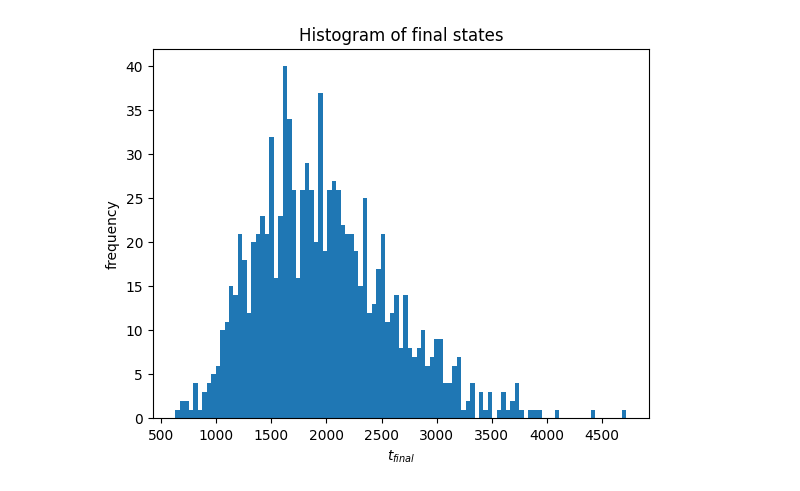
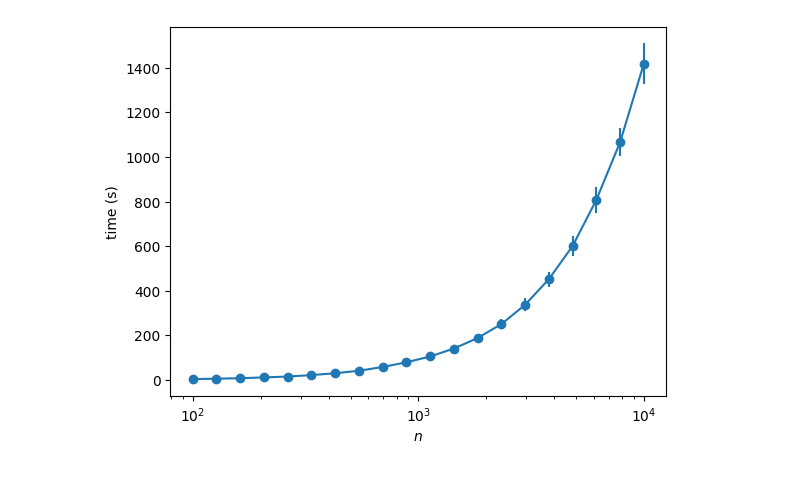
Before and after one commit to pointerless/PetriNetCRN, a Jupyter notebook: graphing/basic.ipynb, the cells around one changed output. Saved outputs shown, nothing was run; the diff lists cells and outputs as text; code cells hidden in the pictures.

```diff
--- a/graphing/basic.ipynb
+++ b/graphing/basic.ipynb
@@ -2,8 +2,7 @@
 %matplotlib inline
 
 from matplotlib import pyplot as plt
+from crn_utils import SimulationOptions, run_simulation
 import numpy as np
-import pandas as pd
-import json
 
-DATA = pd.read_csv("output.csv")
+simulation_options = SimulationOptions()
@@ -22,11 +9,29 @@ plt.legend();
-# %%
-t_end = []
-for n in DATA["RepeatNum"].unique():
-    t_end.append(DATA[DATA["RepeatNum"] == n]["Time"].max())
-
-plt.title("Histogram of final states")
-plt.xlabel("$t_{final}$")
-plt.ylabel("frequency")
-plt.hist(t_end, bins=101);
-# %% [output]
-[figure, removed]
+# %%
+simulation_options.set_repeats(100)
+simulation_options.set_max_time(2000)
+simulation_options.set_volumes([int(volume) for volume in np.logspace(2.0, 4.0, 20)])
+simulation_options.net_from_file("./nets/tri-molecular.json")
+
+data_tri = run_simulation(simulation_options)
+places = data_tri.columns.difference(["repeatNum", "time", "volume"])
+# %%
+t_end_av = []
+t_end_err = []
+n_vals = []
+
+for n in data_tri["volume"].unique():
+    t_end = []
+    for repeat in data_tri["repeatNum"].unique():
+        t_end.append(data_tri[data_tri["volume"].eq(n) & data_tri["repeatNum"].eq(repeat)]["time"].max())
+    t_end_av.append(np.mean(t_end))
+    t_end_err.append(np.std(t_end))
+    n_vals.append(n)
+
+plt.xscale("log")
+plt.xlabel("$n$")
+plt.ylabel("time (s)")
+plt.scatter(n_vals, t_end_av)
+plt.errorbar(n_vals, t_end_av, t_end_err)
+plt.show()
+# %% [output]
+[figure, added]
```
Also changed, not shown: parts of 3 cells of this notebook, 21 other files.
